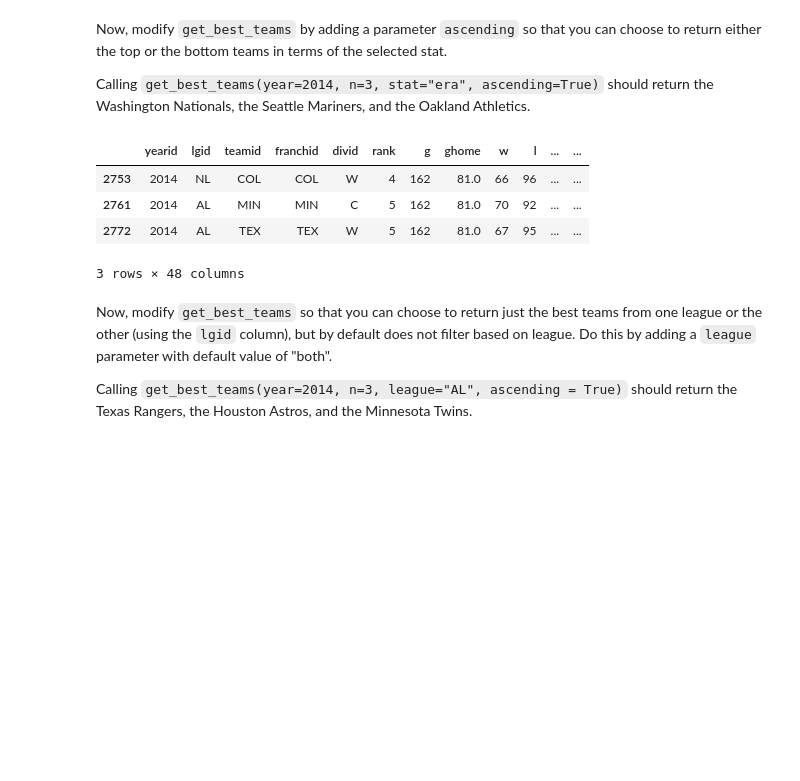
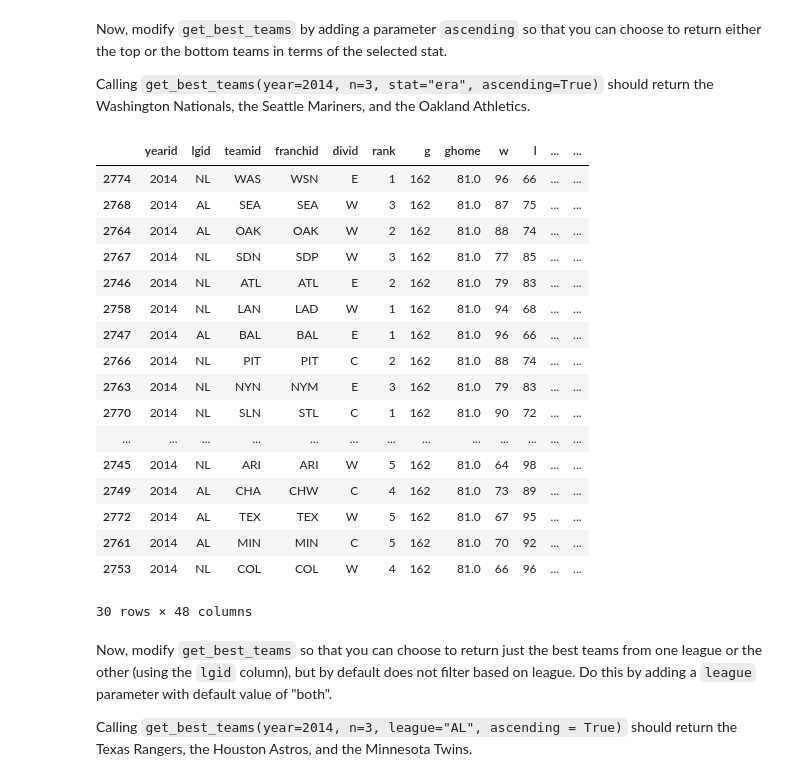
Before and after one commit to NSS-Data-Analytics-Cohort-11/loops-functions-practice-AdellAD4, a Jupyter notebook: notebooks/Loops_and_Functions_Practice.ipynb, the cells around one changed output. Saved outputs shown, nothing was run; the diff lists cells and outputs as text; code cells hidden in the pictures; blank space fills up the shorter version.

```diff
--- a/notebooks/Loops_and_Functions_Practice.ipynb
+++ b/notebooks/Loops_and_Functions_Practice.ipynb
@@ -218,7 +218,7 @@ Now, write a function `get_best_teams` that will take as input a `year`, a numbe
 
 Calling `get_best_teams(year = 2014, n = 3)` should return the Los Angeles Angels, the Baltimore Orioles, and the Washington Nationals.
 # %%
-def get_best_teams(year,n,stat):
+def get_best_teams(year,n=5,stat='w'):
     return teams[teams['yearid']==year].nlargest(n,stat)
 get_best_teams(year=2014,n=3,stat='w')
 # %% [output]
@@ -232,17 +232,31 @@ Now, modify `get_best_teams` by adding a parameter `ascending` so that you can c
 
 Calling `get_best_teams(year=2014, n=3, stat="era", ascending=True)` should return the Washington Nationals, the Seattle Mariners, and the Oakland Athletics.
 # %%
-#Needs tweaking, not getting correct teams
-
-def get_best_teams(year,n,stat,ascending):
-    return teams[teams['yearid']==year].nlargest(n,stat)
-get_best_teams(year=2014,n=3,stat='era',ascending=True)
+#Needs tweaking, not getting just the top 3
+n=5
+stat='w'
+def get_best_teams(year, n, stat, ascending):
+    return teams[teams['yearid']==year].sort_values(stat)
+get_best_teams(year=2014, n=3, stat='era', ascending=True)
 # %% [output]
 |  | yearid | lgid | teamid | franchid | divid | rank | g | ghome | w | l | ... | ... |
+| 2774 | 2014 | NL | WAS | WSN | E | 1 | 162 | 81.0 | 96 | 66 | ... | ... |
+| 2768 | 2014 | AL | SEA | SEA | W | 3 | 162 | 81.0 | 87 | 75 | ... | ... |
+| 2764 | 2014 | AL | OAK | OAK | W | 2 | 162 | 81.0 | 88 | 74 | ... | ... |
+| 2767 | 2014 | NL | SDN | SDP | W | 3 | 162 | 81.0 | 77 | 85 | ... | ... |
+| 2746 | 2014 | NL | ATL | ATL | E | 2 | 162 | 81.0 | 79 | 83 | ... | ... |
+| 2758 | 2014 | NL | LAN | LAD | W | 1 | 162 | 81.0 | 94 | 68 | ... | ... |
+| 2747 | 2014 | AL | BAL | BAL | E | 1 | 162 | 81.0 | 96 | 66 | ... | ... |
+| 2766 | 2014 | NL | PIT | PIT | C | 2 | 162 | 81.0 | 88 | 74 | ... | ... |
+| 2763 | 2014 | NL | NYN | NYM | E | 3 | 162 | 81.0 | 79 | 83 | ... | ... |
+| 2770 | 2014 | NL | SLN | STL | C | 1 | 162 | 81.0 | 90 | 72 | ... | ... |
+| ... | ... | ... | ... | ... | ... | ... | ... | ... | ... | ... | ... | ... |
+| 2745 | 2014 | NL | ARI | ARI | W | 5 | 162 | 81.0 | 64 | 98 | ... | ... |
+| 2749 | 2014 | AL | CHA | CHW | C | 4 | 162 | 81.0 | 73 | 89 | ... | ... |
+| 2772 | 2014 | AL | TEX | TEX | W | 5 | 162 | 81.0 | 67 | 95 | ... | ... |
+| 2761 | 2014 | AL | MIN | MIN | C | 5 | 162 | 81.0 | 70 | 92 | ... | ... |
 | 2753 | 2014 | NL | COL | COL | W | 4 | 162 | 81.0 | 66 | 96 | ... | ... |
-| 2761 | 2014 | AL | MIN | MIN | C | 5 | 162 | 81.0 | 70 | 92 | ... | ... |
-| 2772 | 2014 | AL | TEX | TEX | W | 5 | 162 | 81.0 | 67 | 95 | ... | ... |
-3 rows × 48 columns
+30 rows × 48 columns
 # %% [markdown]
 Now, modify `get_best_teams` so that you can choose to return just the best teams from one league or the other (using the `lgid` column), but by default does not filter based on league. Do this by adding a `league` parameter with default value of "both".
 
```
Also changed, not shown: parts of 3 cells of this notebook.
